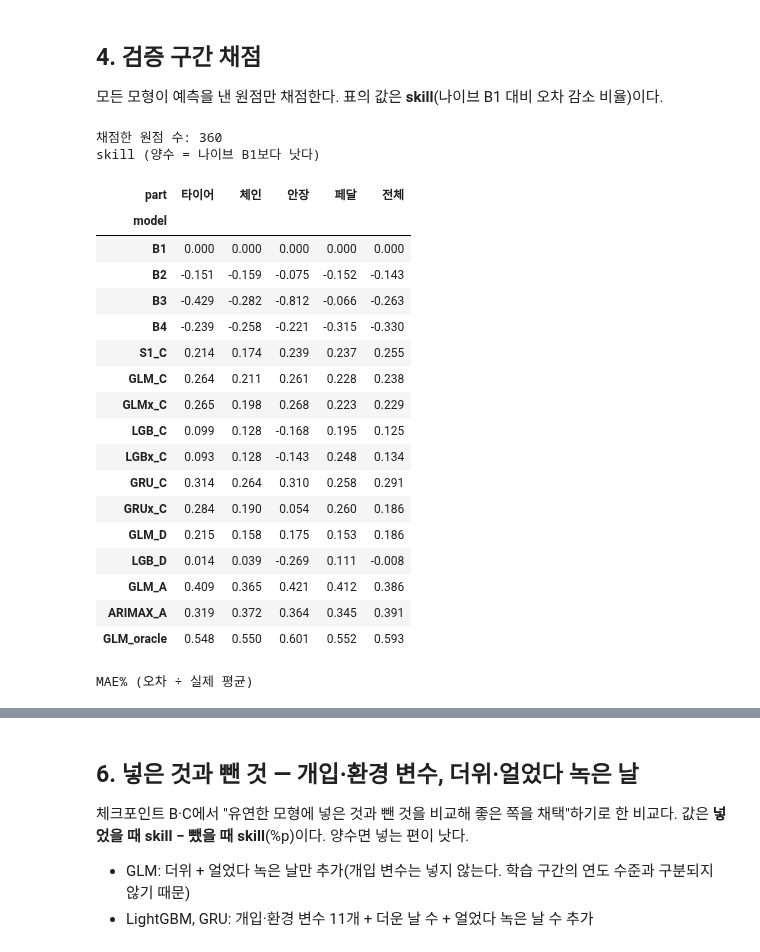
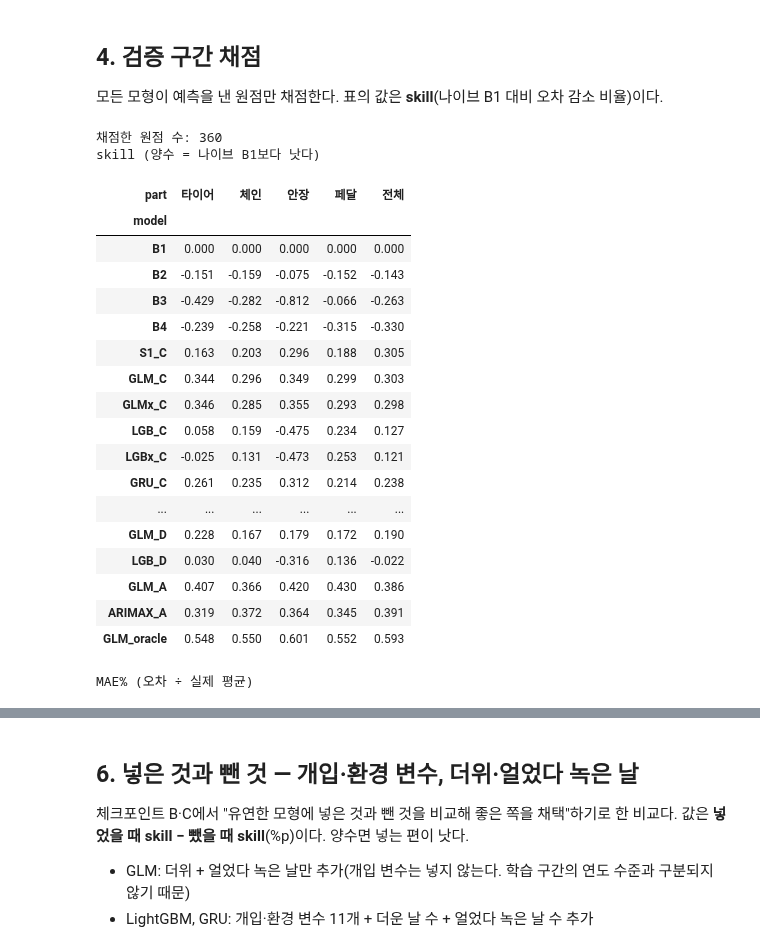
Before and after one commit to Junyeop-Shin/dareungi, a Jupyter notebook: notebooks/1C_forecast.ipynb, the cells around one changed output, grey strips where cells are left out. Cells and saved outputs as stored; diff of their text form; code cells hidden in the pictures.

```diff
--- a/notebooks/1C_forecast.ipynb
+++ b/notebooks/1C_forecast.ipynb
@@ -89,16 +120,24 @@ save_tab(s.pivot(index="model", columns="part", values="MAEpct").rename(columns=
 # %%
-expo_model = fit_expo(m)                    # 날씨를 쓰는 대여량 모형
-expo_model_nowx = fit_expo(m, weather=False) # 날씨를 뺀 대여량 모형(시나리오 D)
+expo_model = fit_expo(m)                     # A용: 실측 날씨로 학습한 음이항(E0)
+expo_model_nowx = fit_expo(m, weather=False)  # D용: 날씨 없는 음이항
+rows_C = expo_rows(m, TRAIN_DAYS[0], TRAIN_DAYS[1], "C")       # C용 학습 행: 예보 오차가 섞인 날씨
+ROUNDS = lgb_rounds(rows_C)
+expo_lgb = fit_expo_lgb(rows_C, ROUNDS)                         # C용: N5
+print("N5의 나무 개수:", ROUNDS, "| 학습 행:", len(rows_C))
 
 F, E = {}, {}                               # F[시나리오] = 검증 원점의 '미래 7일 표', E[시나리오] = 그 표 각 행의 대여량 예측
 for scn in "AC":
-    F[scn] = future_frame(m, vi, scn); E[scn] = np.asarray(expo_model.predict(F[scn]))
+    F[scn] = future_frame(m, vi, scn)
+E["A"] = np.asarray(expo_model.predict(F["A"]))
+E["C"] = np.asarray(expo_lgb(F["C"]))
 F["D"] = F["A"]; E["D"] = np.asarray(expo_model_nowx.predict(F["D"]))
+E0_C = np.asarray(expo_model.predict(F["C"]))                   # 비교용: 처음 쓰던 대여량 모형(E0)에 날씨 C
 
 act = F["A"].groupby("oi").rentals.sum()
-rows = [{"방법": "지난주 대여량 그대로", "MAE%": float((sum_back(m.rentals, 7).iloc[vi].to_numpy() - act.to_numpy()).__abs__().mean() / act.mean() * 100), "bias%": float((sum_back(m.rentals, 7).iloc[vi].to_numpy() - act.to_numpy()).mean() / act.mean() * 100)}]
-for scn, name in {"A": "모형, 날씨 실측(A)", "C": "모형, 날씨 오차 주입(C)", "D": "모형, 날씨 없음(D)"}.items():
-    hat = pd.Series(E[scn]).groupby(F[scn].oi.to_numpy()).sum()
-    rows.append({"방법": name, "MAE%": float((hat.to_numpy() - act.to_numpy()).__abs__().mean() / act.mean() * 100), "bias%": float((hat.to_numpy() - act.to_numpy()).mean() / act.mean() * 100)})
-save_tab(pd.DataFrame(rows).set_index("방법").round(2), "expo_valid")
+wk = lambda hat, scn: pd.Series(np.asarray(hat)).groupby(F[scn].oi.to_numpy()).sum().to_numpy()
+rows = [{"방법": "지난주 대여량 그대로", "hat": sum_back(m.rentals, 7).iloc[vi].to_numpy()},
+        {"방법": "A: 음이항, 날씨 실측", "hat": wk(E["A"], "A")}, {"방법": "C: N5 LightGBM, 날씨 오차 주입 (선택)", "hat": wk(E["C"], "C")},
+        {"방법": "C: 처음 모형 E0, 날씨 오차 주입", "hat": wk(E0_C, "C")}, {"방법": "D: 음이항, 날씨 없음", "hat": wk(E["D"], "D")}]
+save_tab(pd.DataFrame([{"방법": r["방법"], "MAE%": float(np.abs(r["hat"] - act.to_numpy()).mean() / act.mean() * 100),
+                        "bias%": float((r["hat"] - act.to_numpy()).mean() / act.mean() * 100)} for r in rows]).set_index("방법").round(2), "expo_valid")
 # %% [output]
@@ -137,13 +180,21 @@ for part in PARTS:
     add(predict_glm(fit, F["A"], part, F["A"].rentals.to_numpy()), part, "GLM_oracle")       # 실제 대여량(참고선)
     add(predict_glm(fit_glm(m, part, weather=False), F["D"], part, E["D"]), part, "GLM_D")   # 날씨 없는 모형
     add(predict_glm(fit_glm(m, part, extra=True), F["C"], part, E["C"]), part, "GLMx_C")     # + 더위·얼었다 녹은 날
+    add(predict_glm(fit, F["C"], part, E0_C), part, "GLM0_C")                                # 비교용: 처음 쓰던 대여량 모형
 print("음이항 모형의 alpha(흩어짐):", {PARTS[k]: round(v, 4) for k, v in glm_alpha.items()})
 # %% [output]
 음이항 모형의 alpha(흩어짐): {'타이어': 0.0079, '체인': 0.0156, '안장': 0.0074, '페달': 0.011, '전체': 0.0144}
 # %%
 # --- LightGBM ---------------------------------------------------------------------------
 # 학습은 실측 날씨(A)로 만든 특성으로, 예측은 시나리오 값으로 만든 특성으로 한다
-F_tr = future_frame(m, ti, "A"); E_tr = np.asarray(expo_model.predict(F_tr)); E_tr_nowx = np.asarray(expo_model_nowx.predict(F_tr))
+F_tr = future_frame(m, ti, "A"); E_tr_nowx = np.asarray(expo_model_nowx.predict(F_tr))
+F_trC = future_frame(m, ti, "C")                    # 학습 원점의 '예보 오차가 섞인' 미래 7일 표
+# 학습 원점의 대여량 예측은 교차 예측으로 만든다(대여량 모형이 자기가 학습한 날을 예측하면 실제보다 너무 잘 맞기 때문. py/fc_expo.py의 expo_oof 참고)
+E_tr = expo_oof(rows_C, F_trC, ROUNDS)
+E_tr0 = np.asarray(expo_model.predict(F_tr))        # 비교용(GRU0): 처음 쓰던 대여량 모형
+_w = lambda f, e: pd.Series(np.asarray(e)).groupby(f.oi.to_numpy()).sum().to_numpy()
+_a = F_tr.groupby("oi").rentals.sum().to_numpy()
+print("학습 원점에서 주간 대여량 예측 오차율: 교차 예측", round(float(np.abs(_w(F_trC, E_tr) - _a).mean() / _a.mean() * 100), 2), "% (검증 구간의 오차율과 비슷해야 한다)")
 lgb_imp, lgb_rounds = {}, {}
 for part in PARTS:
     yb = base[base.part == part][["i", "y"]].rename(columns={"i": "oi"})
@@ -174,9 +226,13 @@ print("고른 차수 (p, d, q):", arima_order)
 for part in PARTS:
     y_all = base[base.part == part].set_index("i").y
     for extra, name in ((False, "GRU_C"), (True, "GRUx_C")):
-        a_tr = make_arrays(m, part, F_tr, E_tr, extra)
+        a_tr = make_arrays(m, part, F_tr, E_tr, extra)                  # 학습 입력: 날씨는 실측, 대여량은 교차 예측
         a_va_pred = make_arrays(m, part, F["C"], E["C"], extra)         # 평가는 오차 주입 날씨 입력
         add(fit_predict_gru(a_tr, y_all.loc[ti].to_numpy(), ti >= HOLD_FROM, a_va_pred), part, name)
+    # GRUn: 학습 입력의 날씨도 예보 오차가 섞인 것으로
+    add(fit_predict_gru(make_arrays(m, part, F_trC, E_tr), y_all.loc[ti].to_numpy(), ti >= HOLD_FROM, make_arrays(m, part, F["C"], E["C"])), part, "GRUn_C")
+    # GRU0: 대여량 예측을 처음 모형(E0)으로(커밋 285e375 때의 구성)
+    add(fit_predict_gru(make_arrays(m, part, F_tr, E_tr0), y_all.loc[ti].to_numpy(), ti >= HOLD_FROM, make_arrays(m, part, F["C"], E0_C)), part, "GRU0_C")
 print("완료")
 # %% [output]
 완료
@@ -187,35 +243,35 @@ print("완료")
 # %%
 valid_preds = pd.concat(preds, ignore_index=True)
 sc = score(valid_preds, base)
 sc = sc[sc.split == "valid"].drop(columns="split")
 save_tab(sc.round(4), "valid", index=False)
 
-ORDER = ["B1", "B2", "B3", "B4", "S1_C", "GLM_C", "GLMx_C", "LGB_C", "LGBx_C", "GRU_C", "GRUx_C", "GLM_D", "LGB_D", "GLM_A", "ARIMAX_A", "GLM_oracle"]
+ORDER = ["B1", "B2", "B3", "B4", "S1_C", "GLM_C", "GLMx_C", "LGB_C", "LGBx_C", "GRU_C", "GRUx_C", "GRUn_C", "GLM0_C", "GRU0_C", "GLM_D", "LGB_D", "GLM_A", "ARIMAX_A", "GLM_oracle"]
 skill = sc.pivot(index="model", columns="part", values="skill").rename(columns=PARTS).reindex(ORDER)[list(PARTS.values())]
 print("채점한 원점 수:", int(sc.n.iloc[0]))
 print("skill (양수 = 나이브 B1보다 낫다)")
 display(skill.round(3))
 print("MAE% (오차 ÷ 실제 평균)")
 display(sc.pivot(index="model", columns="part", values="MAEpct").rename(columns=PARTS).reindex(ORDER)[list(PARTS.values())].round(1))
 # %% [output]
 채점한 원점 수: 360
 skill (양수 = 나이브 B1보다 낫다)
 | part | 타이어 | 체인 | 안장 | 페달 | 전체 |
 | model |  |  |  |  |  |
 | B1 | 0.000 | 0.000 | 0.000 | 0.000 | 0.000 |
 | B2 | -0.151 | -0.159 | -0.075 | -0.152 | -0.143 |
 | B3 | -0.429 | -0.282 | -0.812 | -0.066 | -0.263 |
 | B4 | -0.239 | -0.258 | -0.221 | -0.315 | -0.330 |
-| S1_C | 0.214 | 0.174 | 0.239 | 0.237 | 0.255 |
-| GLM_C | 0.264 | 0.211 | 0.261 | 0.228 | 0.238 |
-| GLMx_C | 0.265 | 0.198 | 0.268 | 0.223 | 0.229 |
-| LGB_C | 0.099 | 0.128 | -0.168 | 0.195 | 0.125 |
-| LGBx_C | 0.093 | 0.128 | -0.143 | 0.248 | 0.134 |
-| GRU_C | 0.314 | 0.264 | 0.310 | 0.258 | 0.291 |
-| GRUx_C | 0.284 | 0.190 | 0.054 | 0.260 | 0.186 |
-| GLM_D | 0.215 | 0.158 | 0.175 | 0.153 | 0.186 |
-| LGB_D | 0.014 | 0.039 | -0.269 | 0.111 | -0.008 |
-| GLM_A | 0.409 | 0.365 | 0.421 | 0.412 | 0.386 |
+| S1_C | 0.163 | 0.203 | 0.296 | 0.188 | 0.305 |
+| GLM_C | 0.344 | 0.296 | 0.349 | 0.299 | 0.303 |
+| GLMx_C | 0.346 | 0.285 | 0.355 | 0.293 | 0.298 |
+| LGB_C | 0.058 | 0.159 | -0.475 | 0.234 | 0.127 |
+| LGBx_C | -0.025 | 0.131 | -0.473 | 0.253 | 0.121 |
+| GRU_C | 0.261 | 0.235 | 0.312 | 0.214 | 0.238 |
+| ... | ... | ... | ... | ... | ... |
+| GLM_D | 0.228 | 0.167 | 0.179 | 0.172 | 0.190 |
+| LGB_D | 0.030 | 0.040 | -0.316 | 0.136 | -0.022 |
+| GLM_A | 0.407 | 0.366 | 0.420 | 0.430 | 0.386 |
 | ARIMAX_A | 0.319 | 0.372 | 0.364 | 0.345 | 0.391 |
 | GLM_oracle | 0.548 | 0.550 | 0.601 | 0.552 | 0.593 |
 MAE% (오차 ÷ 실제 평균)
```
Also changed, not shown: parts of 20 cells of this notebook, 19 other files.
